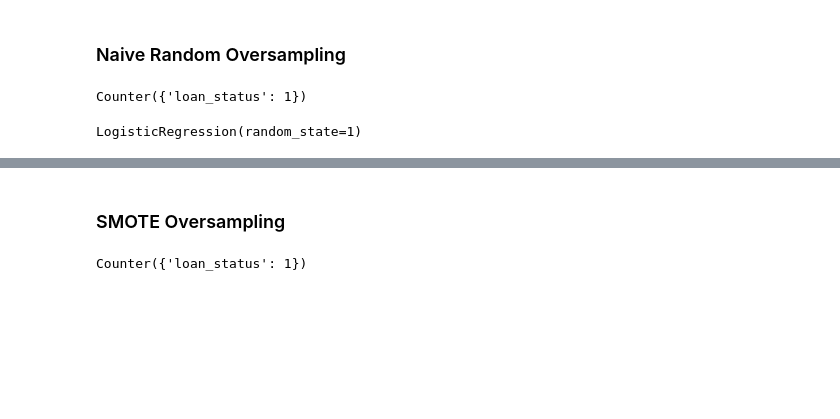
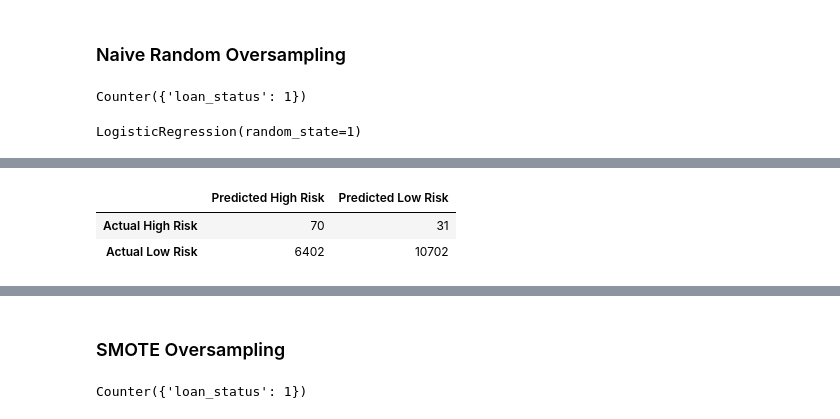
Before and after one commit to Bayan-daux/Credit_Risk_Analysis, a Jupyter notebook: credit_risk_resampling.ipynb, the cells around one changed output, grey strips where cells are left out. Drawn from its saved outputs; the diff is of its cells as text; code cells hidden in the pictures; blank space fills up the shorter version.

```diff
--- a/credit_risk_resampling.ipynb
+++ b/credit_risk_resampling.ipynb
@@ -126,15 +146,19 @@ Note: Use a random state of 1 for each sampling algorithm to ensure consistency
 ### Naive Random Oversampling
 # %%
 # Resample the training data with the RandomOversampler
-# YOUR CODE HERE
+ros = RandomOverSampler(random_state=1)
+X_resampled, y_resampled = ros.fit_resample(X_train, y_train)
+Counter(y_resampled)
 # %% [output]
 Counter({'loan_status': 1})
 # %%
 # Train the Logistic Regression model using the resampled data
-# YOUR CODE HERE
+model = LogisticRegression(solver='lbfgs', random_state=1)
+model.fit(X_resampled, y_resampled)
 # %% [output]
 LogisticRegression(random_state=1)
 # %%
 # Calculated the balanced accuracy score
-# YOUR CODE HERE
+y_pred = model.predict(X_test)
+balanced_accuracy_score(y_test, y_pred)
 # %% [output]
@@ -157,0 +172,10 @@ avg / total       0.99      0.55      0.74      0.71      0.64      0.40     172
+# %%
+# Create df for confusion matrix
+confusion_matrix_df = pd.DataFrame(
+    confusion_matrix(y_test, y_pred), index=["Actual High Risk", "Actual Low Risk"], columns=["Predicted High Risk", "Predicted Low Risk"])
+# %%
+display(confusion_matrix_df)
+# %% [output]
+|  | Predicted High Risk | Predicted Low Risk |
+| Actual High Risk | 70 | 31 |
+| Actual Low Risk | 6402 | 10702 |
```
Also changed, not shown: parts of 30 cells of this notebook, 1 other file.
